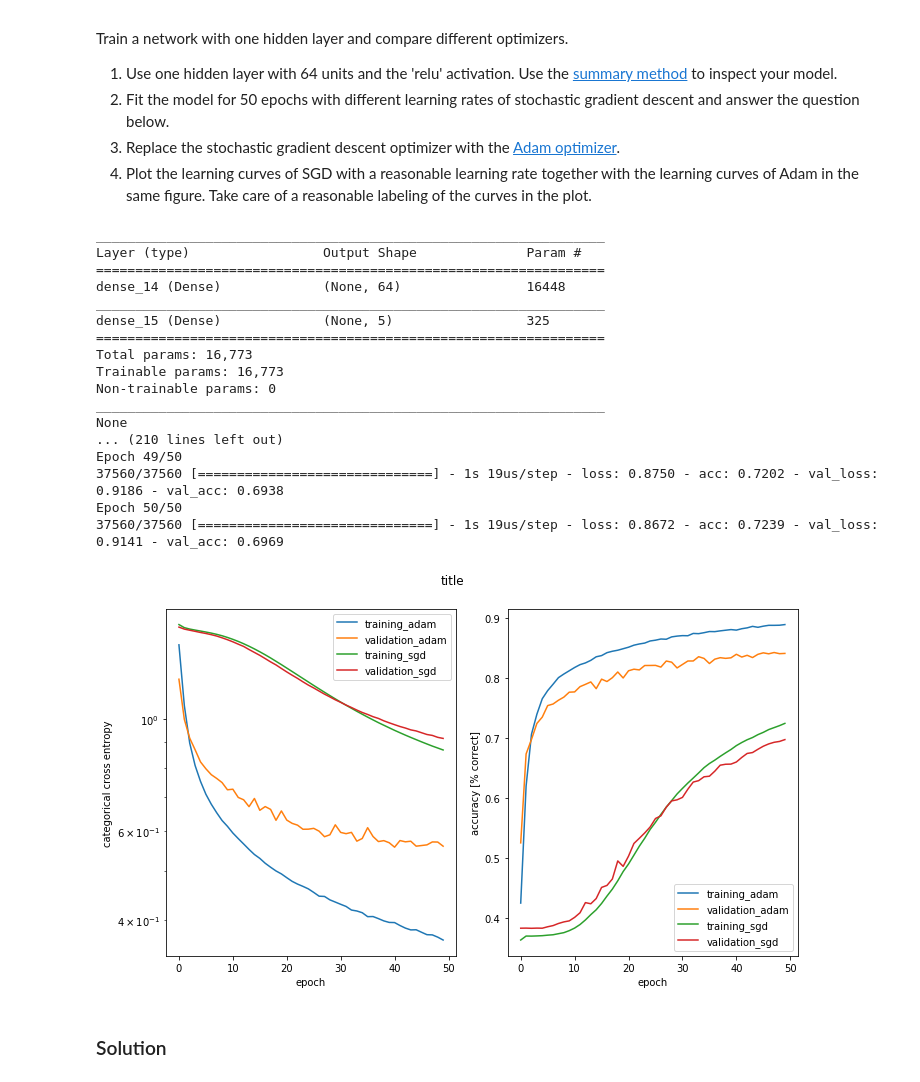
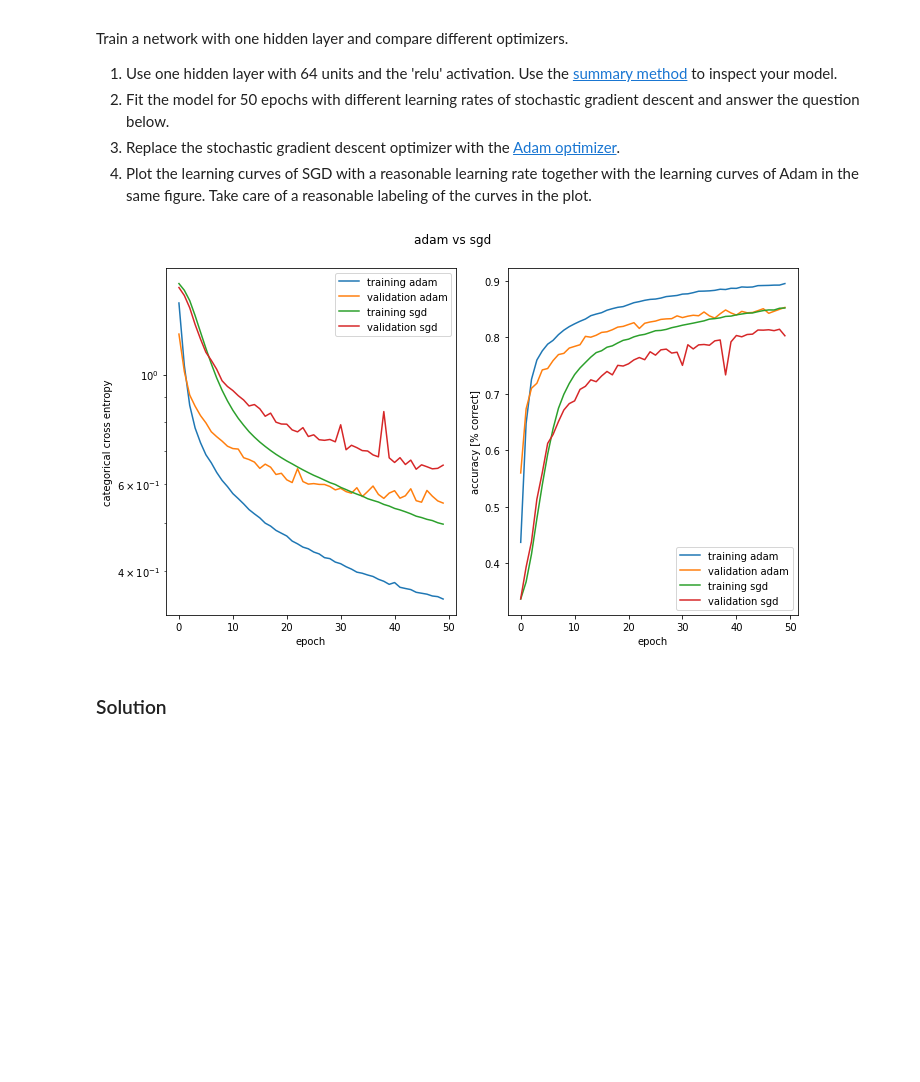
Before and after one commit to BrynjarGlims/ann_project_01, a Jupyter notebook: miniproject1.ipynb, the cells around one changed output. Cells and saved outputs as stored; diff of their text form; code cells hidden in the pictures; blank space fills up the shorter version.

```diff
--- a/miniproject1.ipynb
+++ b/miniproject1.ipynb
@@ -130,16 +128,16 @@ def plot_history(history, title):
     finalize_standardplot(fig, ax1, ax2)
     return fig
 
-def plot_history_2(history_1, history_2, title):
+def plot_history_2(history_1, history_2, title, name_1, name_2):
     fig, ax1, ax2 = prepare_standardplot(title, 'epoch')
-    ax1.plot(history_1.history['loss'], label = "training_adam")
-    ax1.plot(history_1.history['val_loss'], label = "validation_adam")
-    ax2.plot(history_1.history['acc'], label = "training_adam")
-    ax2.plot(history_1.history['val_acc'], label = "validation_adam")
-    ax1.plot(history_2.history['loss'], label = "training_sgd")
-    ax1.plot(history_2.history['val_loss'], label = "validation_sgd")
-    ax2.plot(history_2.history['acc'], label = "training_sgd")
-    ax2.plot(history_2.history['val_acc'], label = "validation_sgd")
+    ax1.plot(history_1.history['loss'], label = "training " + name_1)
+    ax1.plot(history_1.history['val_loss'], label = "validation " + name_1)
+    ax2.plot(history_1.history['acc'], label = "training " + name_1)
+    ax2.plot(history_1.history['val_acc'], label = "validation " + name_1)
+    ax1.plot(history_2.history['loss'], label = "training " + name_2)
+    ax1.plot(history_2.history['val_loss'], label = "validation " + name_2)
+    ax2.plot(history_2.history['acc'], label = "training " + name_2)
+    ax2.plot(history_2.history['val_acc'], label = "validation " + name_2)
     finalize_standardplot(fig, ax1, ax2)
     return fig
 # %% [markdown]
@@ -297,45 +270,28 @@ Train a network with one hidden layer and compare different optimizers.
 # %%
 model = Sequential()
 
 model.add(Dense(64, activation='relu', input_shape=(x_train.shape[1],)))
 model.add(Dense(5, activation='softmax'))
 model.compile(loss='categorical_crossentropy',
               optimizer='adam',
              metrics=['accuracy'])
-print(model.summary())
+
 
 model2 = Sequential()
 
-sgd = keras.optimizers.sgd(lr=0.01)
+sgd = keras.optimizers.sgd(lr=0.05)
 
 model2.add(Dense(64, activation='relu', input_shape=(x_train.shape[1],)))
 model2.add(Dense(5, activation='softmax'))
 model2.compile(loss='categorical_crossentropy',
               optimizer=sgd,
              metrics=['accuracy'])
-print(model.summary())
 
-plot_history_2(model.fit(x_train, y_train, epochs=50, batch_size=128, validation_data=(x_test, y_test)),
-               model2.fit(x_train, y_train, epochs=50, batch_size=128, validation_data=(x_test, y_test)) , "title")
+plot_history_2(model.fit(x_train, y_train, epochs=50, batch_size=128, validation_data=(x_test, y_test), verbose=0),
+               model2.fit(x_train, y_train, epochs=50, batch_size=128, validation_data=(x_test, y_test), verbose=0),
+               "adam vs sgd", "adam", "sgd")
 # %% [output]
-_________________________________________________________________
-Layer (type)                 Output Shape              Param #
-=================================================================
-dense_14 (Dense)             (None, 64)                16448
-_________________________________________________________________
-dense_15 (Dense)             (None, 5)                 325
-=================================================================
-Total params: 16,773
-Trainable params: 16,773
-Non-trainable params: 0
-_________________________________________________________________
-None
-... (210 lines left out)
-Epoch 49/50
-37560/37560 [==============================] - 1s 19us/step - loss: 0.8750 - acc: 0.7202 - val_loss: 0.9186 - val_acc: 0.6938
-Epoch 50/50
-37560/37560 [==============================] - 1s 19us/step - loss: 0.8672 - acc: 0.7239 - val_loss: 0.9141 - val_acc: 0.6969
-[figure, old version]
+[figure, new version]
 # %% [markdown]
 ### Solution
 # %% [markdown]
```
Also changed, not shown: parts of 11 cells of this notebook.
